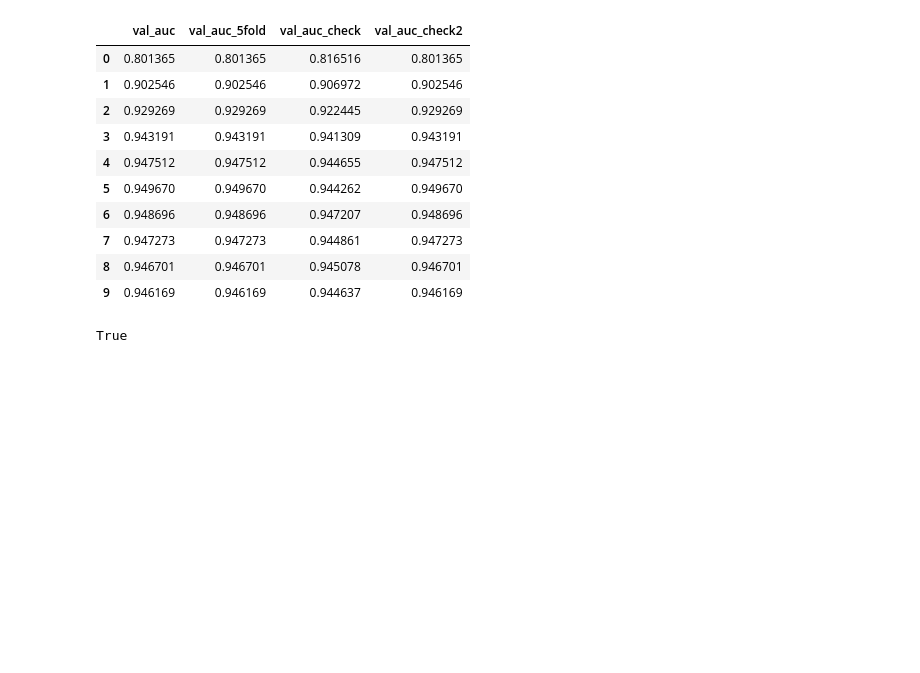
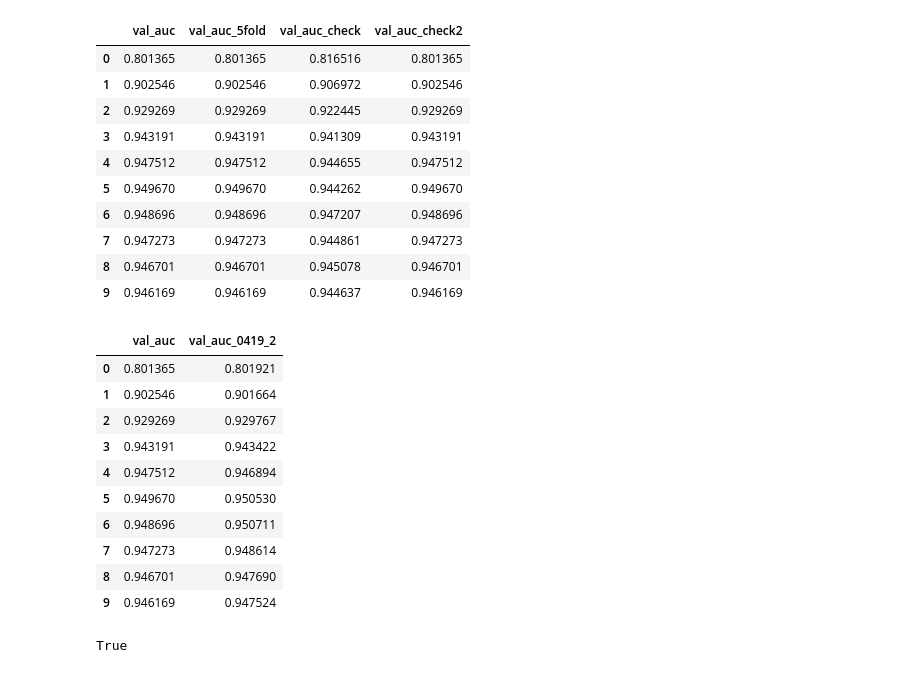
Before and after one commit to junya737/birdclef-2025, a Jupyter notebook: scripts/check_predictions.ipynb, the cells around one changed output. Cells and saved outputs as stored; diff of their text form; code cells hidden in the pictures; blank space fills up the shorter version.

```diff
--- a/scripts/check_predictions.ipynb
+++ b/scripts/check_predictions.ipynb
@@ -369,6 +369,27 @@ df
 | 7 | 0.947273 | 0.947273 | 0.944861 | 0.947273 |
 | 8 | 0.946701 | 0.946701 | 0.945078 | 0.946701 |
 | 9 | 0.946169 | 0.946169 | 0.944637 | 0.946169 |
+# %%
+log_0413 = pd.read_csv("../models/fold0_mel_cleaned0413/log_fold0.csv")
+log_0419_2 = pd.read_csv("../models/fold0_mel_cleaned0419_2/log_fold0.csv")
+
+df = pd.DataFrame()
+df["val_auc"] = log_0413["val_auc"].copy()
+df["val_auc_0419_2"] = log_0419_2["val_auc"].copy()
+
+df
+# %% [output]
+|  | val_auc | val_auc_0419_2 |
+| 0 | 0.801365 | 0.801921 |
+| 1 | 0.902546 | 0.901664 |
+| 2 | 0.929269 | 0.929767 |
+| 3 | 0.943191 | 0.943422 |
+| 4 | 0.947512 | 0.946894 |
+| 5 | 0.949670 | 0.950530 |
+| 6 | 0.948696 | 0.950711 |
+| 7 | 0.947273 | 0.948614 |
+| 8 | 0.946701 | 0.947690 |
+| 9 | 0.946169 | 0.947524 |
 # %%
 score_0413 = pd.read_csv("../models/fold0_mel_cleaned0413/best_val_classwise_score_fold0.csv")
 socre_check2 = pd.read_csv("../models/fold0_cleaned0413_check2/best_val_classwise_score_fold0.csv")
```
